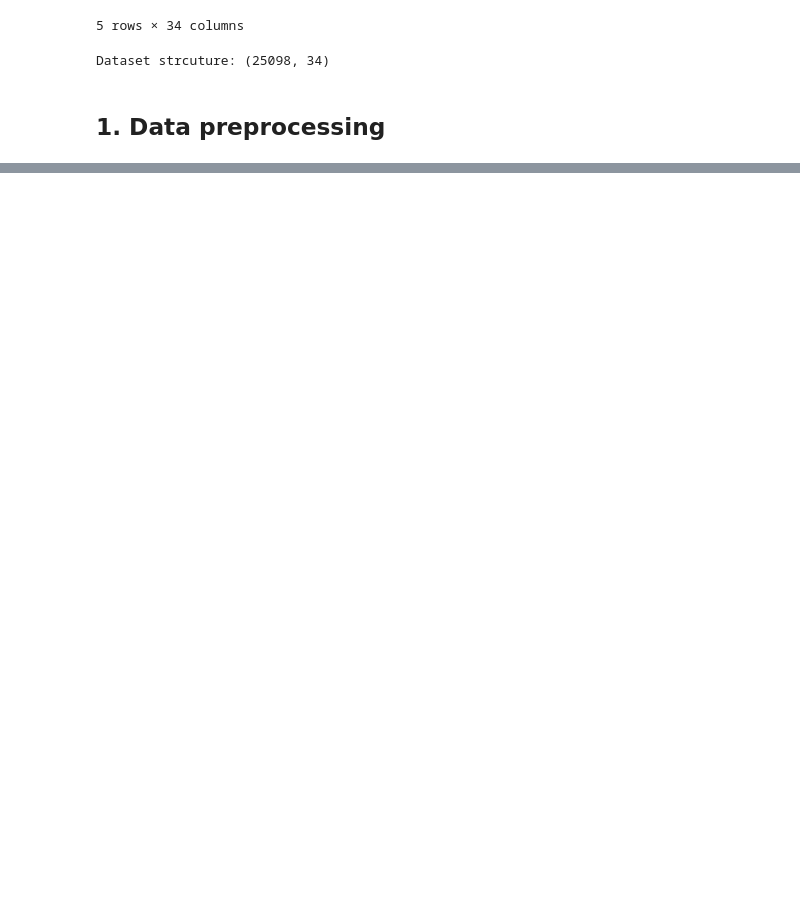
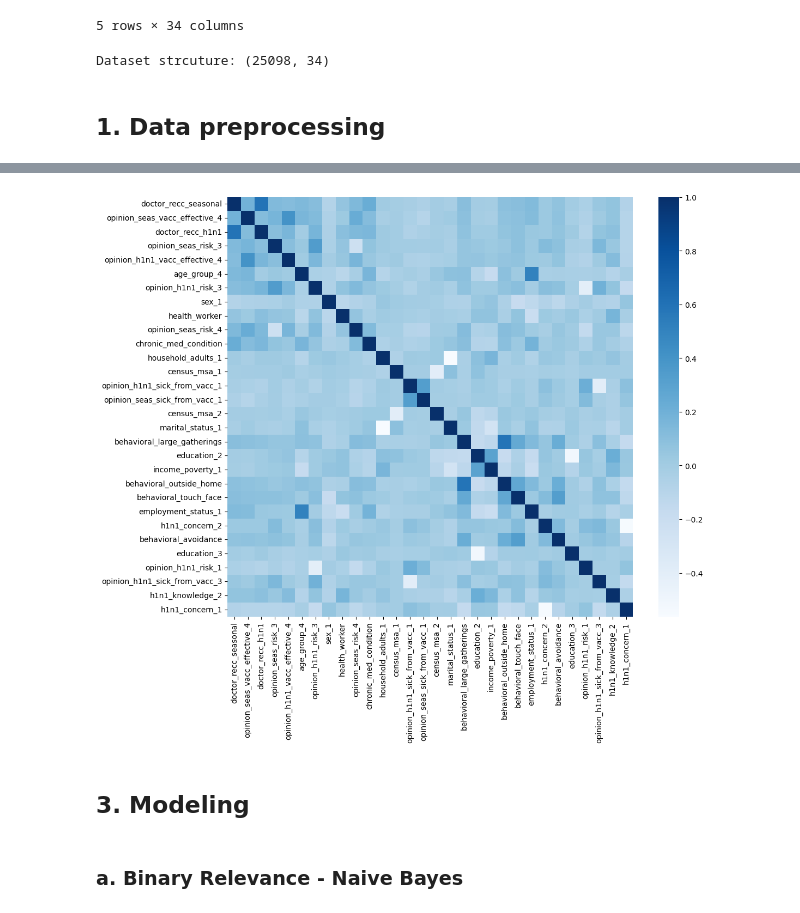
Before and after one commit to dguevaraapaza/H1N1-Seasonal-Flu-Vaccine, a Jupyter notebook: 2-Modeling.ipynb, the cells around one changed output, grey strips where cells are left out. Saved outputs shown, nothing was run; the diff lists cells and outputs as text; code cells hidden in the pictures; blank space fills up the shorter version.

```diff
--- a/2-Modeling.ipynb
+++ b/2-Modeling.ipynb
@@ -172,4 +101,0 @@ g=sns.heatmap(features[top_corr_features].corr(),annot=True,cmap="Blues")
-# %%
-features.drop(['opinion_seas_sick_from_vacc','hhs_geo_region','census_msa',
-               'household_adults','household_children','behavioral_antiviral_meds',
-               'education'], axis = 1, inplace = True)
@@ -381,0 +150,9 @@ plt.show()
+# %%
+#get correlations of each features in dataset
+corrmat = features[top_features].corr()
+top_corr_features = corrmat.index
+plt.figure(figsize=(12,10))
+#plot heat map
+g=sns.heatmap(features[top_corr_features].corr(),annot=False,cmap="Blues")
+# %% [output]
+[figure, added]
@@ -381,0 +163,2 @@ plt.show()
+# %% [markdown]
+## **3. Modeling**
@@ -381,0 +179,2 @@ plt.show()
+# %% [markdown]
+### a. Binary Relevance - Naive Bayes
```
Also changed, not shown: parts of 79 cells of this notebook.
